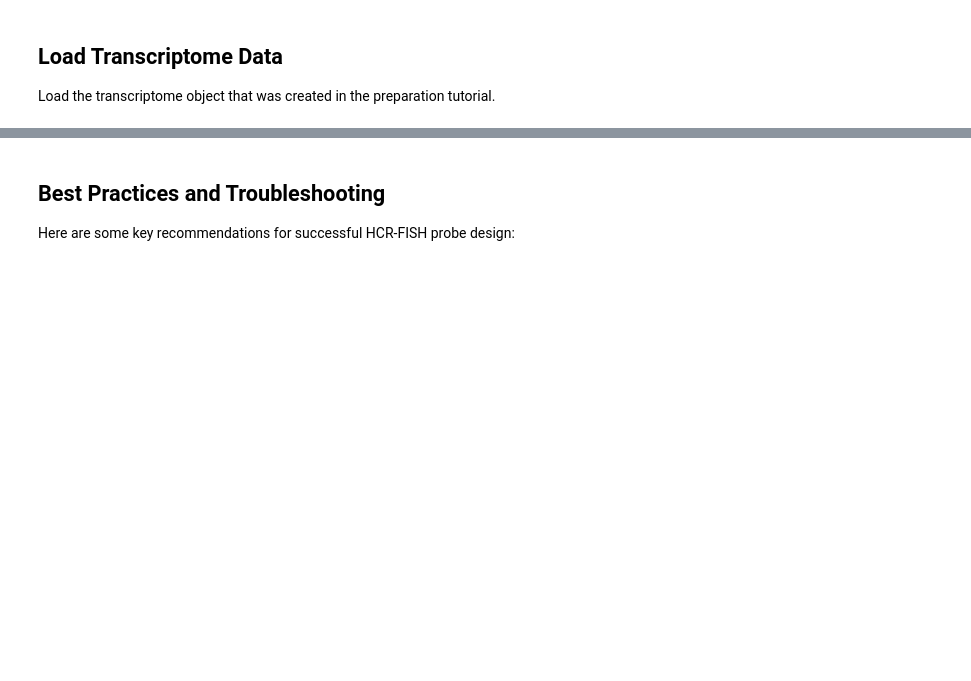
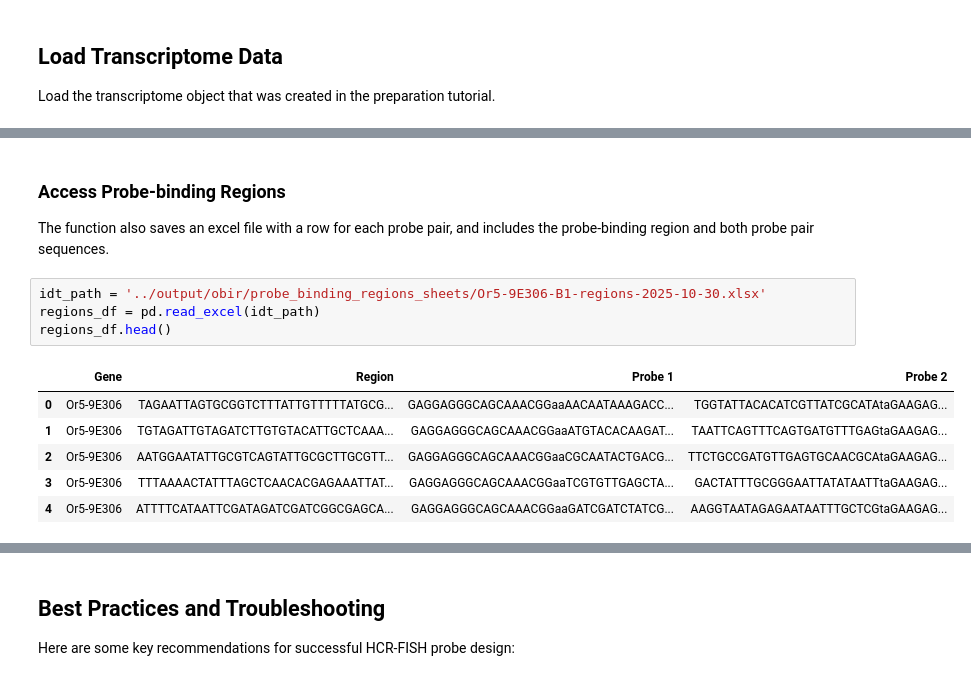
Before and after one commit to Social-Evolution-and-Behavior/ProbePy, a Jupyter notebook: docs/probe_design_tutorial.ipynb, the cells around one changed output, grey strips where cells are left out. Drawn from its saved outputs; the diff is of its cells as text; blank space fills up the shorter version.

```diff
--- a/docs/probe_design_tutorial.ipynb
+++ b/docs/probe_design_tutorial.ipynb
@@ -512,0 +129,15 @@ else:
+# %% [markdown]
+### Access Probe-binding Regions
+
+The function also saves an excel file with a row for each probe pair, and includes the probe-binding region and both probe pair sequences.
+# %%
+idt_path = '../output/obir/probe_binding_regions_sheets/Or5-9E306-B1-regions-2025-10-30.xlsx'
+regions_df = pd.read_excel(idt_path)
+regions_df.head()
+# %% [output]
+|  | Gene | Region | Probe 1 | Probe 2 |
+| 0 | Or5-9E306 | TAGAATTAGTGCGGTCTTTATTGTTTTTATGCG... | GAGGAGGGCAGCAAACGGaaAACAATAAAGACC... | TGGTATTACACATCGTTATCGCATAtaGAAGAG... |
+| 1 | Or5-9E306 | TGTAGATTGTAGATCTTGTGTACATTGCTCAAA... | GAGGAGGGCAGCAAACGGaaATGTACACAAGAT... | TAATTCAGTTTCAGTGATGTTTGAGtaGAAGAG... |
+| 2 | Or5-9E306 | AATGGAATATTGCGTCAGTATTGCGCTTGCGTT... | GAGGAGGGCAGCAAACGGaaCGCAATACTGACG... | TTCTGCCGATGTTGAGTGCAACGCAtaGAAGAG... |
+| 3 | Or5-9E306 | TTTAAAACTATTTAGCTCAACACGAGAAATTAT... | GAGGAGGGCAGCAAACGGaaTCGTGTTGAGCTA... | GACTATTTGCGGGAATTATATAATTtaGAAGAG... |
+| 4 | Or5-9E306 | ATTTTCATAATTCGATAGATCGATCGGCGAGCA... | GAGGAGGGCAGCAAACGGaaGATCGATCTATCG... | AAGGTAATAGAGAATAATTTGCTCGtaGAAGAG... |
```
Also changed, not shown: parts of 42 cells of this notebook, 2 other files.
